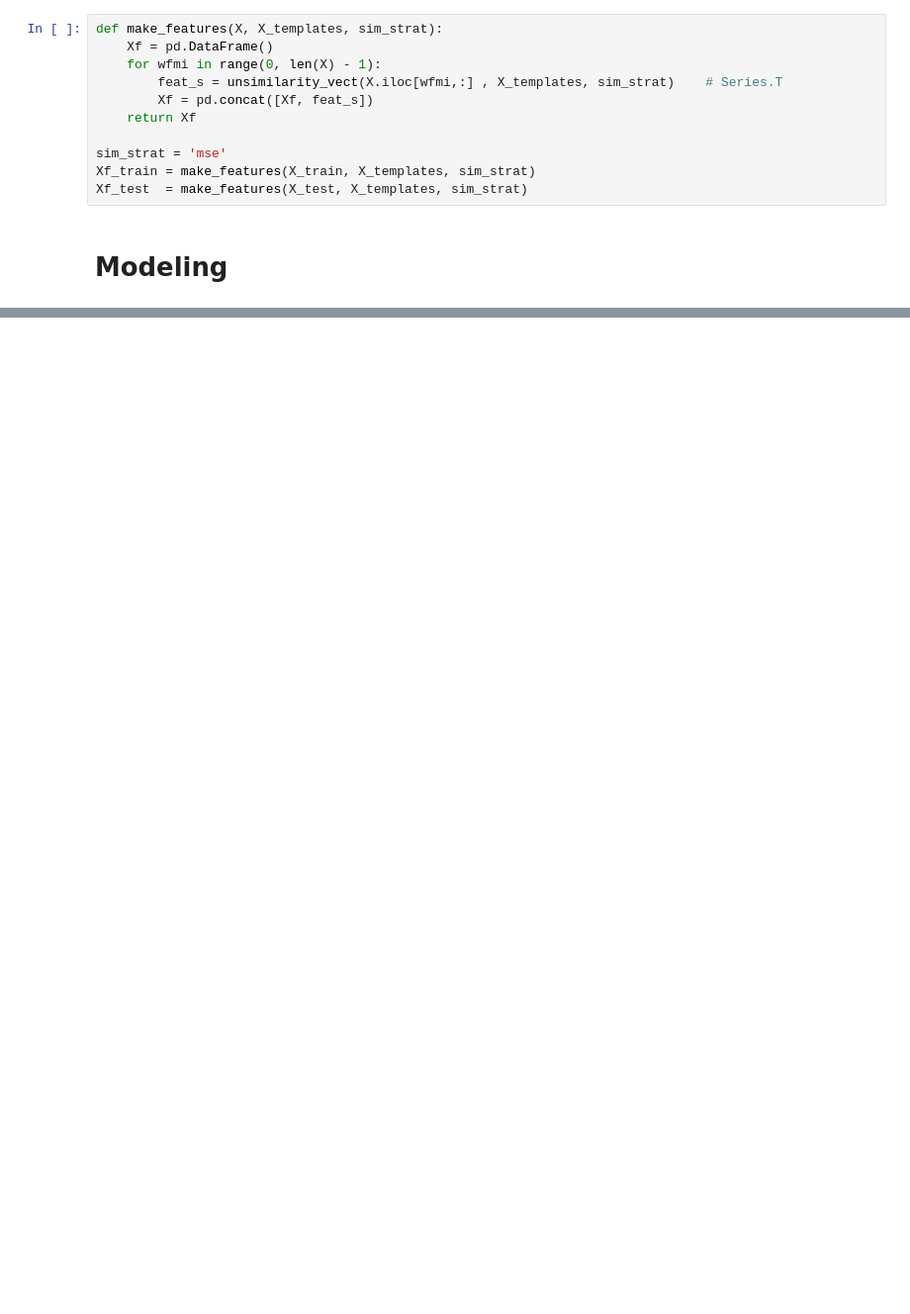
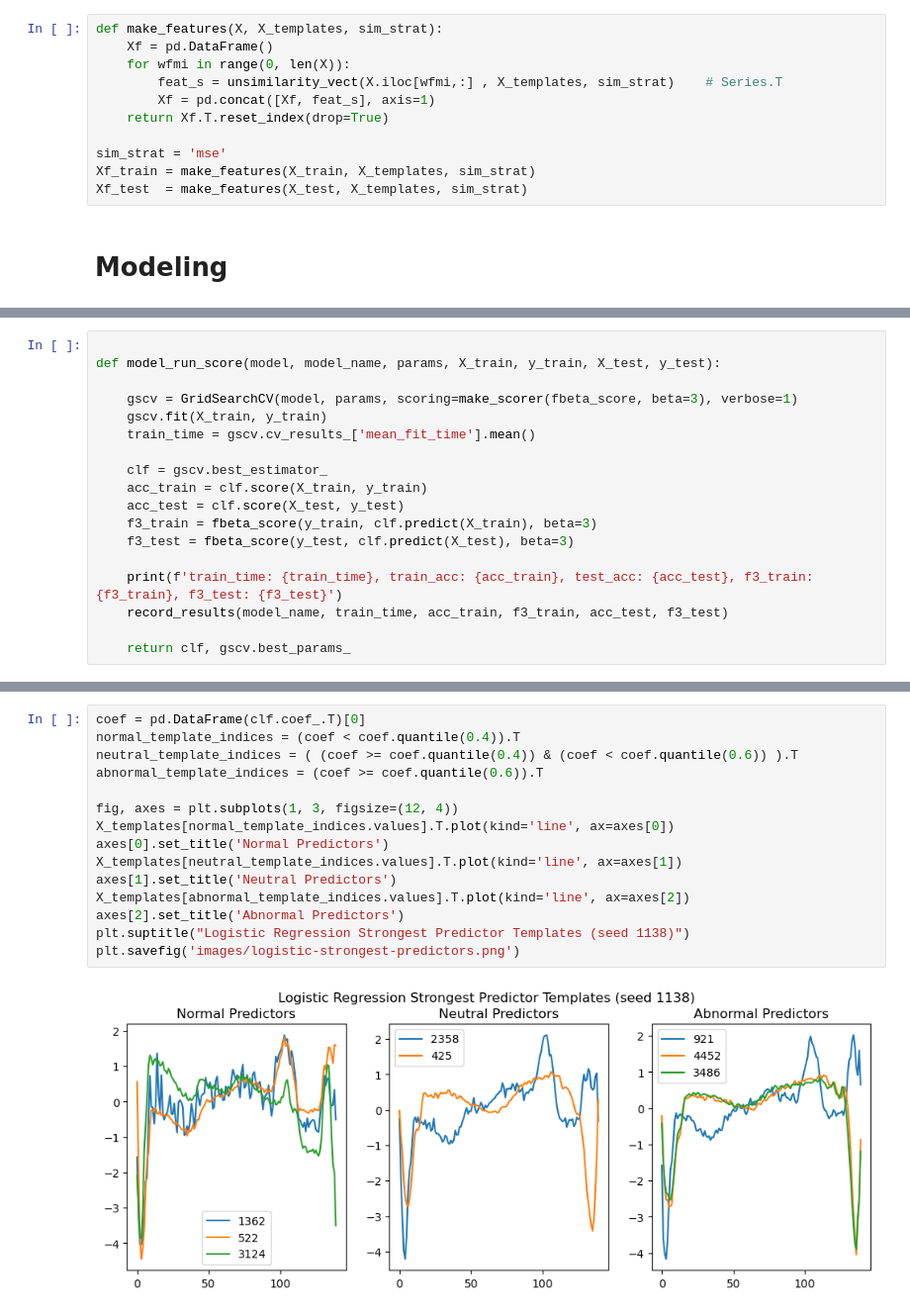
Before and after one commit to dshavoc/aiml-capstone, a Jupyter notebook: capstone.ipynb, the cells around one changed output, grey strips where cells are left out. Shown at 99% size. Saved outputs shown, nothing was run; the diff lists cells and outputs as text; blank space fills up the shorter version.

Commit message:
Refactored baseline model, added Logistic model and initial analysis. Changed scoring to F3

```diff
--- a/capstone.ipynb
+++ b/capstone.ipynb
@@ -381,10 +359,10 @@ highest min unsimilarity: 1.3697820192852284
 # %%
 def make_features(X, X_templates, sim_strat):
     Xf = pd.DataFrame()
-    for wfmi in range(0, len(X) - 1):
+    for wfmi in range(0, len(X)):
         feat_s = unsimilarity_vect(X.iloc[wfmi,:] , X_templates, sim_strat)    # Series.T
-        Xf = pd.concat([Xf, feat_s])
-    return Xf
+        Xf = pd.concat([Xf, feat_s], axis=1)
+    return Xf.T.reset_index(drop=True)
 
 sim_strat = 'mse'
 Xf_train = make_features(X_train, X_templates, sim_strat)
@@ -397,0 +382,18 @@ TODO: Include AUC of ROC
+# %%
+
+def model_run_score(model, model_name, params, X_train, y_train, X_test, y_test):
+
+    gscv = GridSearchCV(model, params, scoring=make_scorer(fbeta_score, beta=3), verbose=1)
+    gscv.fit(X_train, y_train)
+    train_time = gscv.cv_results_['mean_fit_time'].mean()
+
+    clf = gscv.best_estimator_
+    acc_train = clf.score(X_train, y_train)
+    acc_test = clf.score(X_test, y_test)
+    f3_train = fbeta_score(y_train, clf.predict(X_train), beta=3)
+    f3_test = fbeta_score(y_test, clf.predict(X_test), beta=3)
+
+    print(f'train_time: {train_time}, train_acc: {acc_train}, test_acc: {acc_test}, f3_train: {f3_train}, f3_test: {f3_test}')
+    record_results(model_name, train_time, acc_train, f3_train, acc_test, f3_test)
+
+    return clf, gscv.best_params_
@@ -397,0 +416,17 @@ TODO: Include AUC of ROC
+# %%
+coef = pd.DataFrame(clf.coef_.T)[0]
+normal_template_indices = (coef < coef.quantile(0.4)).T
+neutral_template_indices = ( (coef >= coef.quantile(0.4)) & (coef < coef.quantile(0.6)) ).T
+abnormal_template_indices = (coef >= coef.quantile(0.6)).T
+
+fig, axes = plt.subplots(1, 3, figsize=(12, 4))
+X_templates[normal_template_indices.values].T.plot(kind='line', ax=axes[0])
+axes[0].set_title('Normal Predictors')
+X_templates[neutral_template_indices.values].T.plot(kind='line', ax=axes[1])
+axes[1].set_title('Neutral Predictors')
+X_templates[abnormal_template_indices.values].T.plot(kind='line', ax=axes[2])
+axes[2].set_title('Abnormal Predictors')
+plt.suptitle("Logistic Regression Strongest Predictor Templates (seed 1138)")
+plt.savefig('images/logistic-strongest-predictors.png')
+# %% [output]
+[figure, added]
```
Also changed, not shown: parts of 21 cells of this notebook, 18 other files.
